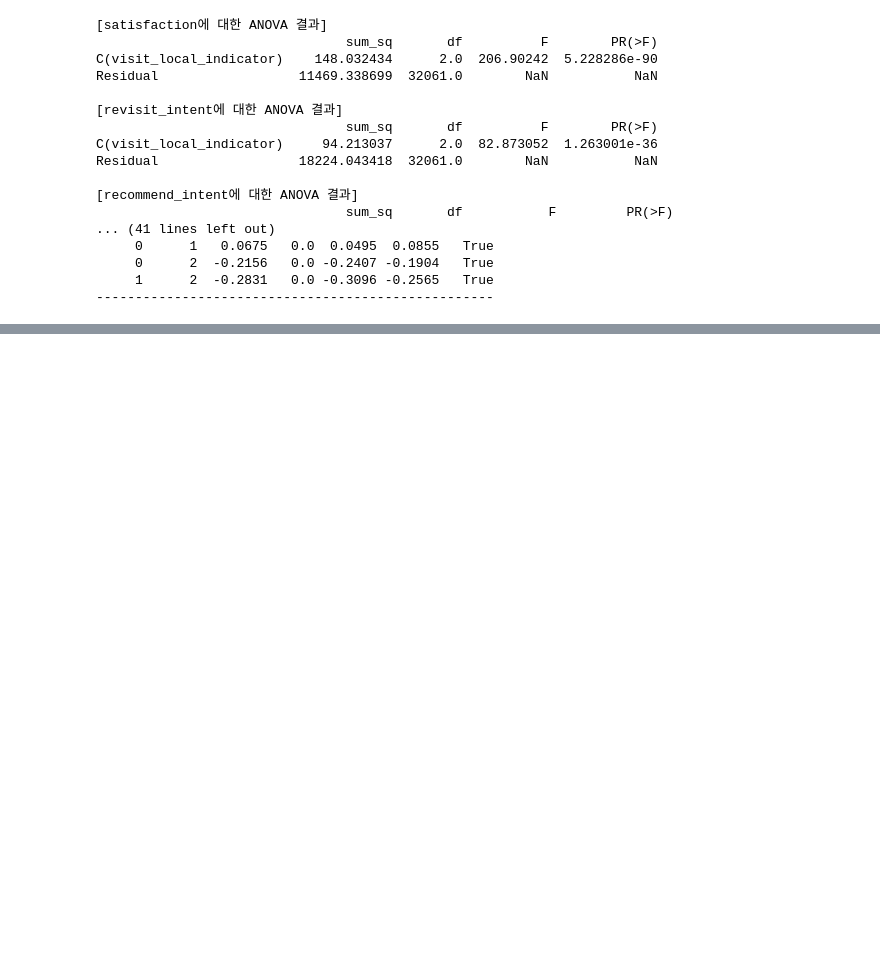
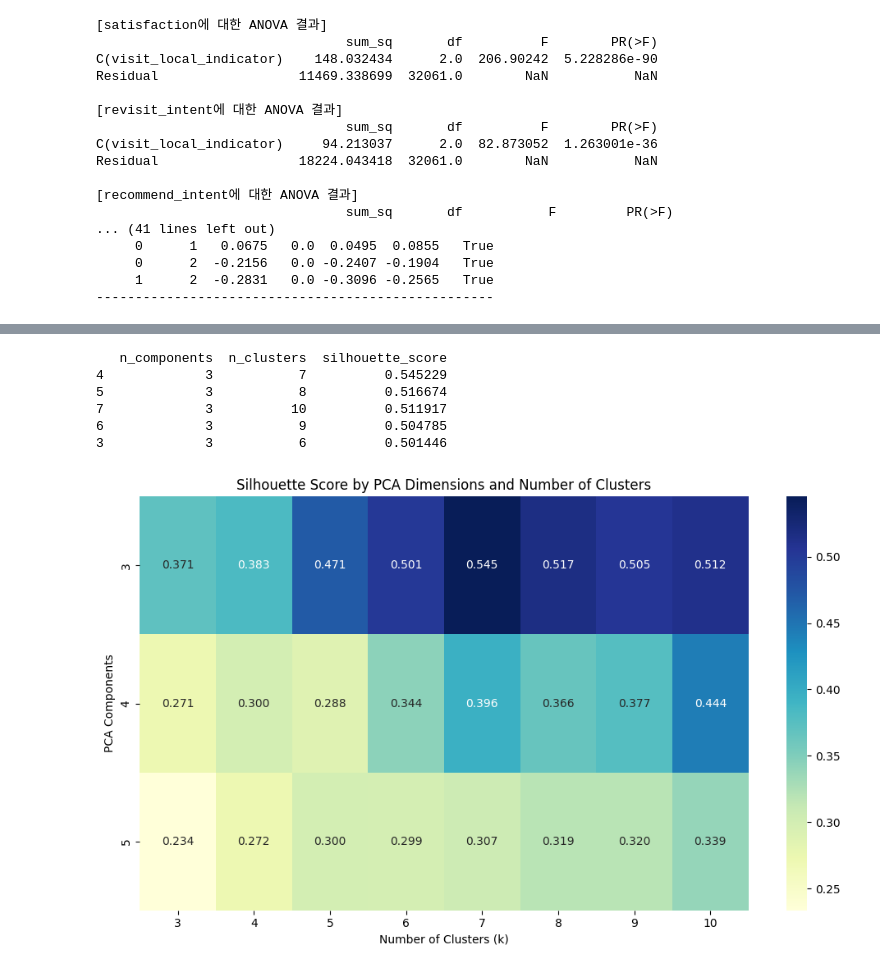
Before and after one commit to seoulAlpha/seoulAlpha, a Jupyter notebook: notebook.ipynb, the cells around one changed output, grey strips where cells are left out. Cells and saved outputs as stored; diff of their text form; code cells hidden in the pictures; blank space fills up the shorter version.

```diff
--- a/notebook.ipynb
+++ b/notebook.ipynb
@@ -842,0 +886,79 @@ for col in cols:
+# %%
+from sklearn.preprocessing import OneHotEncoder, StandardScaler, MinMaxScaler
+from sklearn.compose import ColumnTransformer
+from sklearn.pipeline import Pipeline
+from sklearn.cluster import KMeans
+from sklearn.metrics import silhouette_score
+from sklearn.decomposition import PCA
+from tqdm import tqdm
+
+# 변수 구분
+categorical_cols = ['country', 'gender', 'age',
+                    'revisit_indicator', 'visit_local_indicator', 'planned_activity']
+for col in categorical_cols:
+    output_df[col] = output_df[col].astype(str)
+
+numerical_cols = [
+    'stay_duration', 'accommodation_percent', 'food_percent', 'shopping_percent', 'food',
+    'landscape', 'heritage', 'language', 'safety', 'budget',
+    'accommodation', 'transport', 'navigation'
+]
+
+# 전처리기 정의
+preprocessor = ColumnTransformer(transformers=[
+    ('cat', OneHotEncoder(handle_unknown='ignore'), categorical_cols),
+    ('num', MinMaxScaler(), numerical_cols)
+])
+
+# 결측값 제거
+output_df_clean = output_df.dropna(subset=categorical_cols + numerical_cols)
+X_preprocessed = preprocessor.fit_transform(output_df_clean)
+
+# 실험 범위 정의
+pca_dims = [3, 4, 5]
+k_values = [3, 4, 5, 6, 7, 8, 9, 10]
+
+results = []
+
+# 반복 실험
+for n_components in tqdm(pca_dims, desc="PCA 차원별 반복"):
+    X_reduced = PCA(n_components=n_components, random_state=42).fit_transform(X_preprocessed)
+
+    for k in k_values:
+        model = KMeans(n_clusters=k, random_state=42)
+        labels = model.fit_predict(X_reduced)
+        score = silhouette_score(X_reduced, labels)
+        results.append({
+            'n_components': n_components,
+            'n_clusters': k,
+            'silhouette_score': score
+        })
+
+# 결과 정리
+result_df = pd.DataFrame(results)
+result_df = result_df.sort_values(by='silhouette_score', ascending=False)
+
+# 출력
+import seaborn as sns
+import matplotlib.pyplot as plt
+
+print(result_df.head())
+
+# 시각화
+pivot_table = result_df.pivot(index='n_components', columns='n_clusters', values='silhouette_score')
+
+plt.figure(figsize=(10, 6))
+sns.heatmap(pivot_table, annot=True, fmt=".3f", cmap='YlGnBu')
+plt.title('Silhouette Score by PCA Dimensions and Number of Clusters')
+plt.xlabel('Number of Clusters (k)')
+plt.ylabel('PCA Components')
+plt.tight_layout()
+plt.show()
+# %% [output]
+   n_components  n_clusters  silhouette_score
+4             3           7          0.545229
+5             3           8          0.516674
+7             3          10          0.511917
+6             3           9          0.504785
+3             3           6          0.501446
+[figure, added]
```
Also changed, not shown: parts of 6 cells of this notebook.
